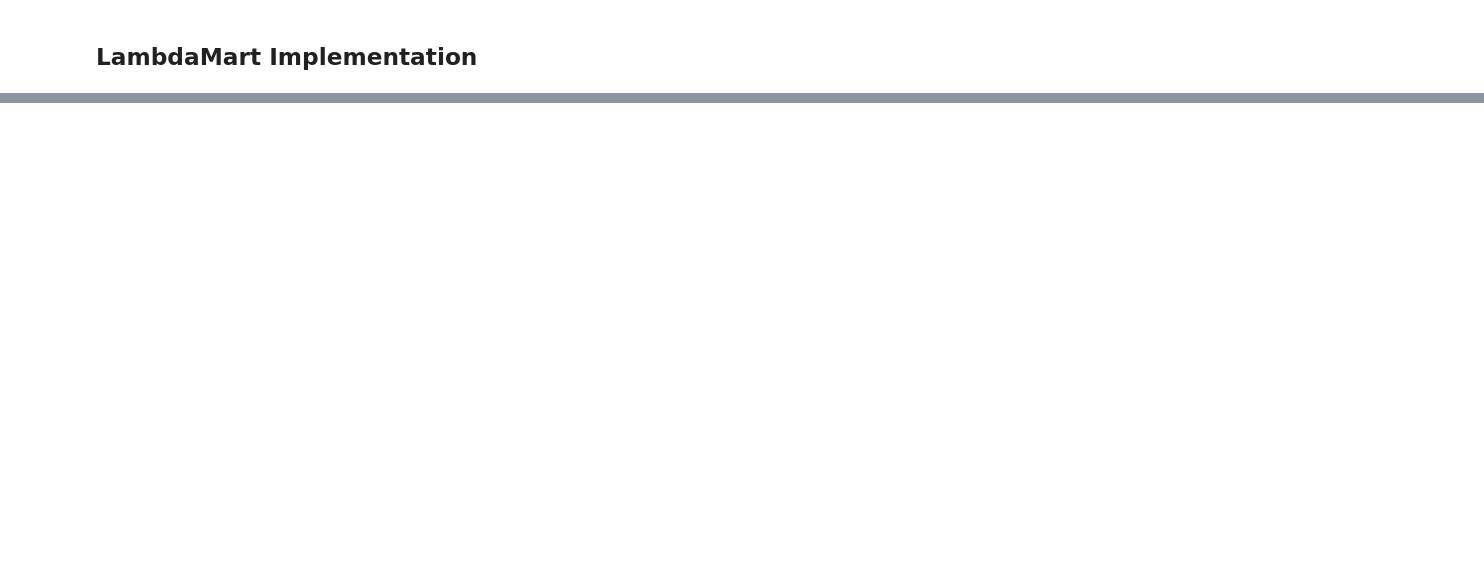
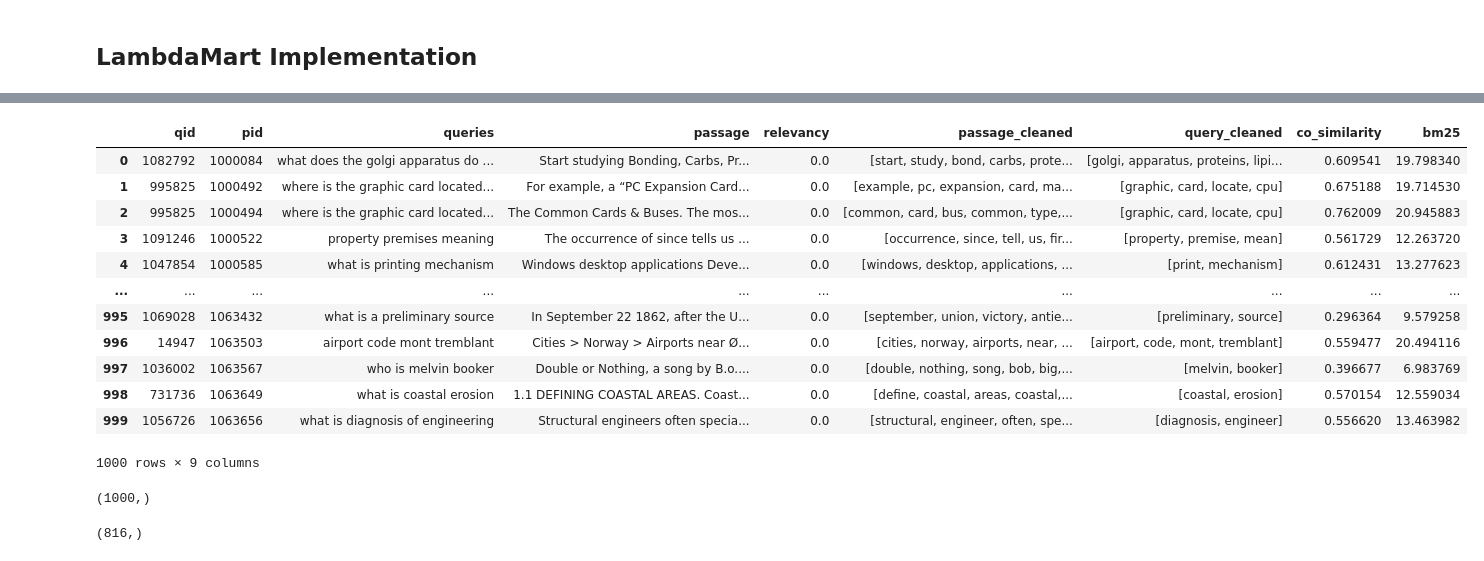
Before and after one commit to Minjae97/IR_CW2, a Jupyter notebook: Subtask1&2&3.ipynb, the cells around one changed output, grey strips where cells are left out. Drawn from its saved outputs; the diff is of its cells as text; code cells hidden in the pictures; blank space fills up the shorter version.

```diff
--- a/Subtask1&2&3.ipynb
+++ b/Subtask1&2&3.ipynb
@@ -1387,0 +1273,16 @@ XGBoostError: Invalid Parameter format for seed expect int but value='None'
+# %%
+validation_data
+# %% [output]
+|  | qid | pid | queries | passage | relevancy | passage_cleaned | query_cleaned | co_similarity | bm25 |
+| 0 | 1082792 | 1000084 | what does the golgi apparatus do ... | Start studying Bonding, Carbs, Pr... | 0.0 | [start, study, bond, carbs, prote... | [golgi, apparatus, proteins, lipi... | 0.609541 | 19.798340 |
+| 1 | 995825 | 1000492 | where is the graphic card located... | For example, a “PC Expansion Card... | 0.0 | [example, pc, expansion, card, ma... | [graphic, card, locate, cpu] | 0.675188 | 19.714530 |
+| 2 | 995825 | 1000494 | where is the graphic card located... | The Common Cards & Buses. The mos... | 0.0 | [common, card, bus, common, type,... | [graphic, card, locate, cpu] | 0.762009 | 20.945883 |
+| 3 | 1091246 | 1000522 | property premises meaning | The occurrence of since tells us ... | 0.0 | [occurrence, since, tell, us, fir... | [property, premise, mean] | 0.561729 | 12.263720 |
+| 4 | 1047854 | 1000585 | what is printing mechanism | Windows desktop applications Deve... | 0.0 | [windows, desktop, applications, ... | [print, mechanism] | 0.612431 | 13.277623 |
+| ... | ... | ... | ... | ... | ... | ... | ... | ... | ... |
+| 995 | 1069028 | 1063432 | what is a preliminary source | In September 22 1862, after the U... | 0.0 | [september, union, victory, antie... | [preliminary, source] | 0.296364 | 9.579258 |
+| 996 | 14947 | 1063503 | airport code mont tremblant | Cities > Norway > Airports near Ø... | 0.0 | [cities, norway, airports, near, ... | [airport, code, mont, tremblant] | 0.559477 | 20.494116 |
+| 997 | 1036002 | 1063567 | who is melvin booker | Double or Nothing, a song by B.o.... | 0.0 | [double, nothing, song, bob, big,... | [melvin, booker] | 0.396677 | 6.983769 |
+| 998 | 731736 | 1063649 | what is coastal erosion | 1.1 DEFINING COASTAL AREAS. Coast... | 0.0 | [define, coastal, areas, coastal,... | [coastal, erosion] | 0.570154 | 12.559034 |
+| 999 | 1056726 | 1063656 | what is diagnosis of engineering | Structural engineers often specia... | 0.0 | [structural, engineer, often, spe... | [diagnosis, engineer] | 0.556620 | 13.463982 |
+1000 rows × 9 columns
@@ -1387,0 +1293,8 @@ XGBoostError: Invalid Parameter format for seed expect int but value='None'
+# %%
+qids.shape
+# %% [output]
+(1000,)
+# %%
+np.unique(qids).shape
+# %% [output]
+(816,)
```
Also changed, not shown: parts of 46 cells of this notebook, 2 other files.
